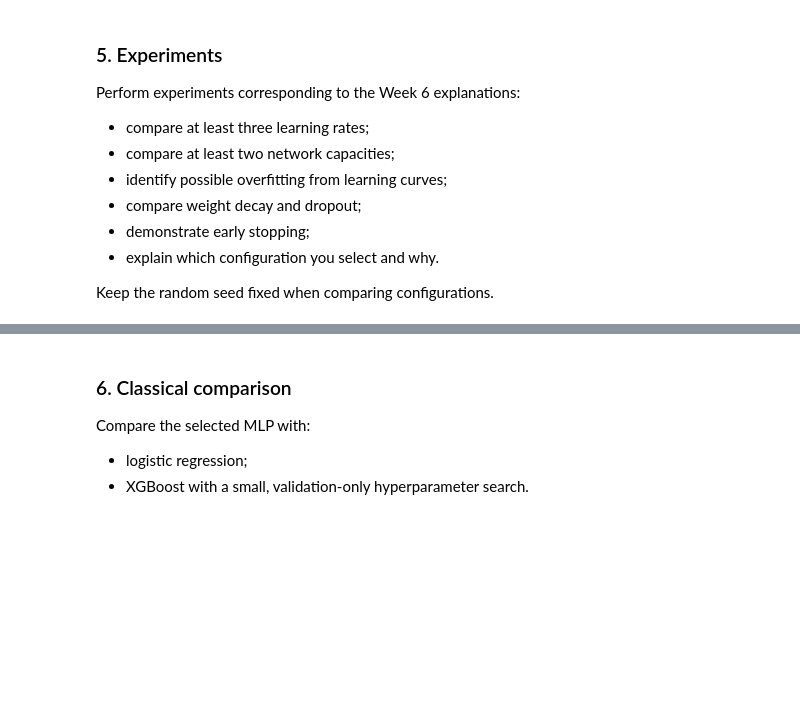
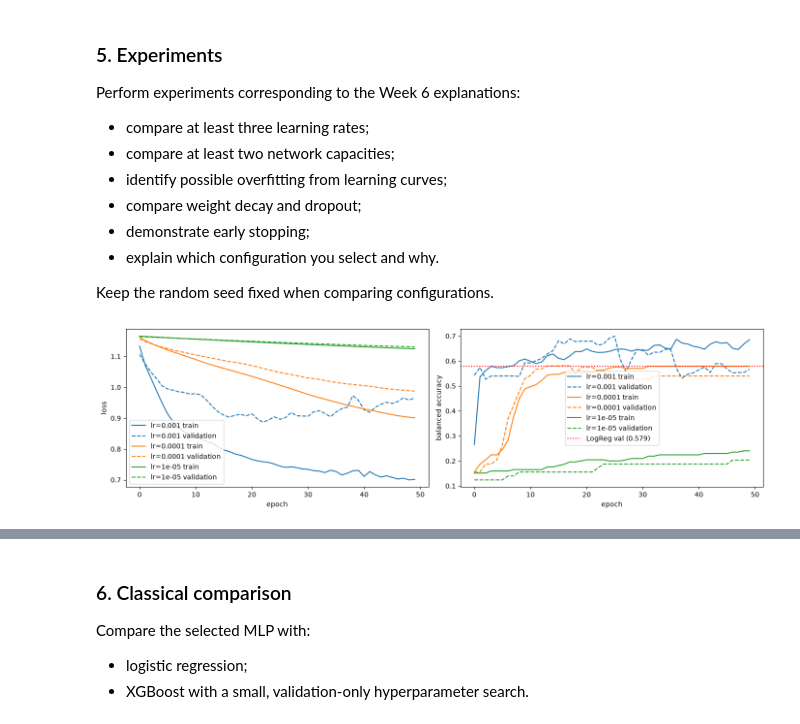
Before and after one commit to ALEGATOR1209/KSE_ML_for_bioinformatics, a Jupyter notebook: practicals/week6/Assignment6.ipynb, the cells around one changed output, grey strips where cells are left out. Saved outputs shown, nothing was run; the diff lists cells and outputs as text; code cells hidden in the pictures; blank space fills up the shorter version.

```diff
--- a/practicals/week6/Assignment6.ipynb
+++ b/practicals/week6/Assignment6.ipynb
@@ -285,3 +514,16 @@ Perform experiments corresponding to the Week 6 explanations:
 - explain which configuration you select and why.
 
 Keep the random seed fixed when comparing configurations.
+# %%
+lrs = [1e-3, 1e-4, 1e-5]
+
+histories_lr = []
+for lr in lrs:
+  model = MLP(X_train.shape[1], n_classes=CLASSES.size).to(DEVICE)
+  _, hist = train(model, lr, log=False)
+  hist["lr"] = lr
+  histories_lr.append(hist)
+
+plot_history(histories_lr, acc_baseline=acc_val, labels=[f"lr={lr:g}" for lr in lrs])
+# %% [output]
+[figure, added]
```
Also changed, not shown: parts of 8 cells of this notebook.
